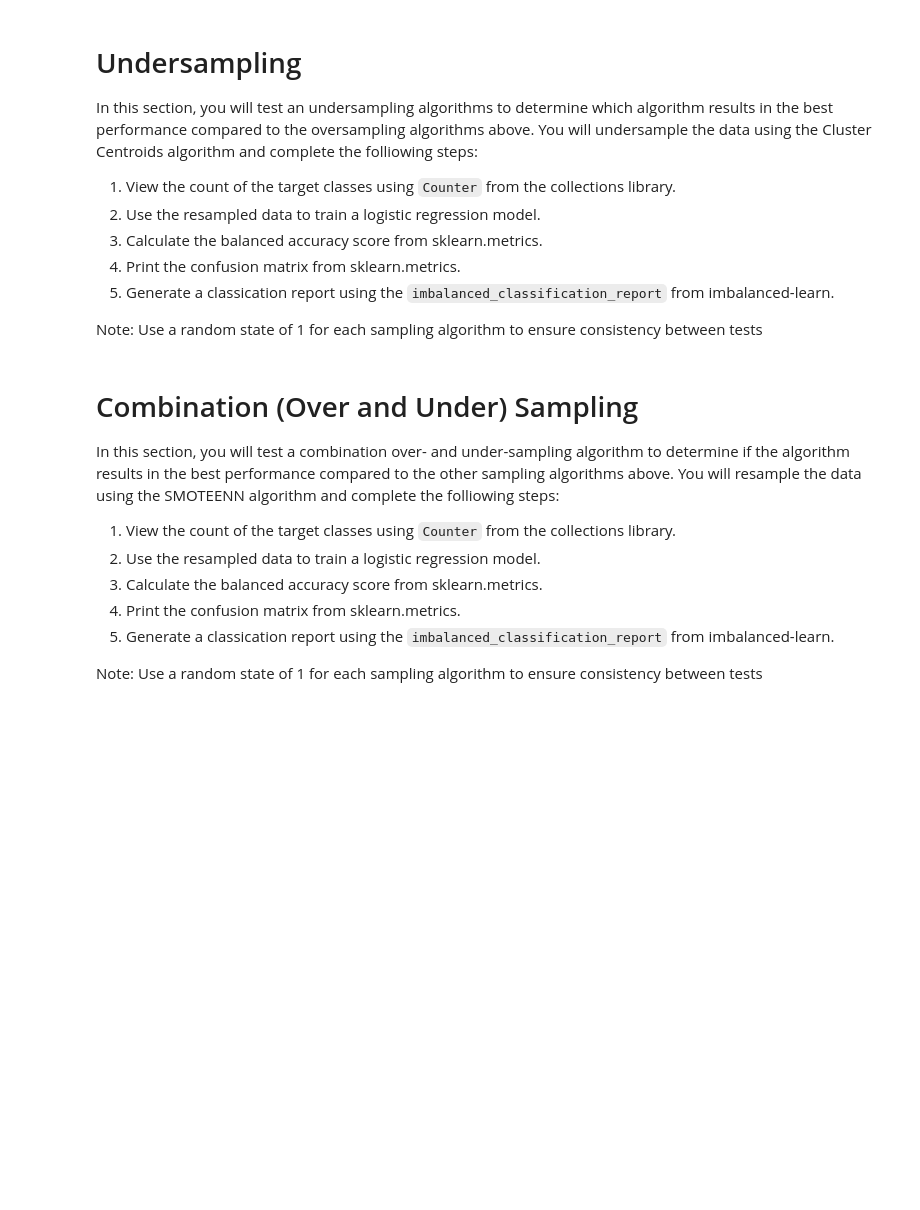
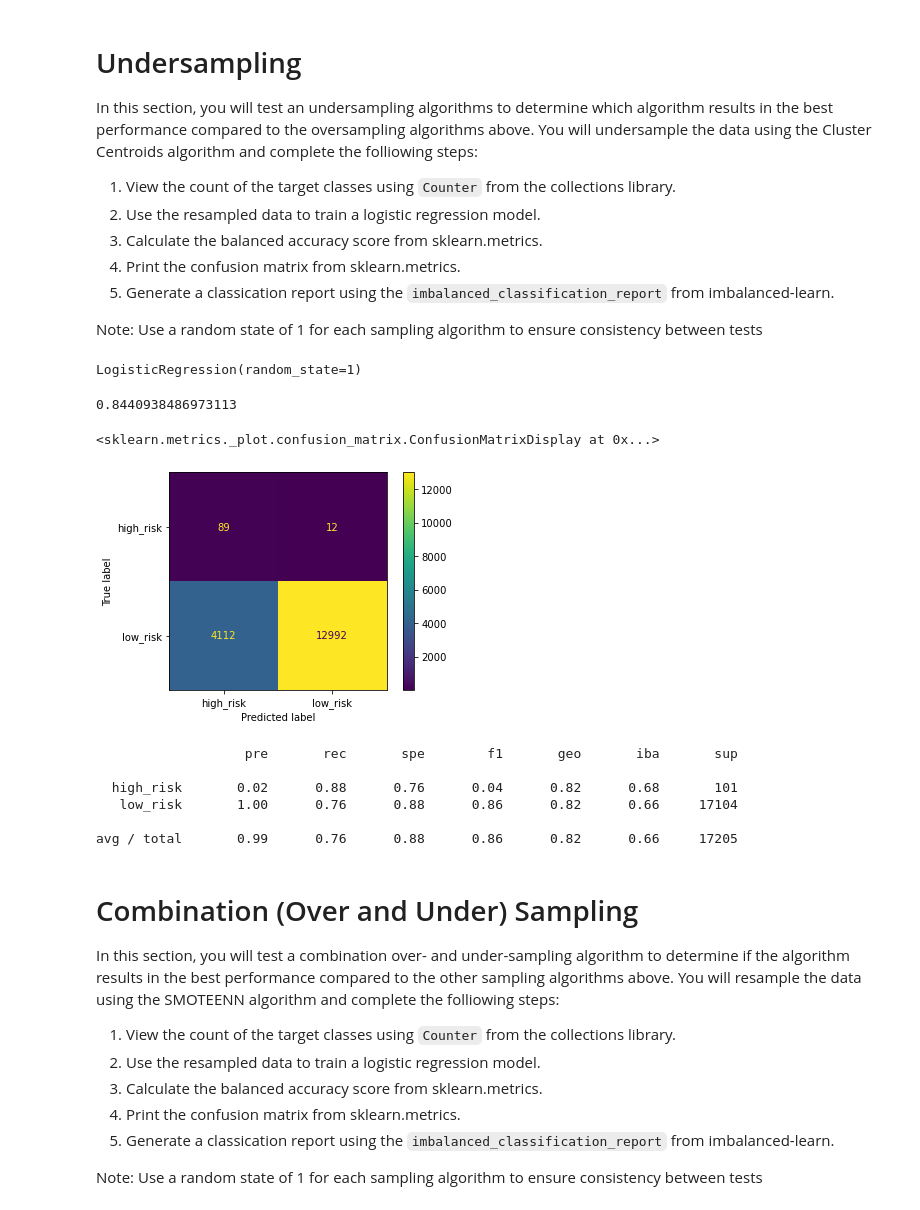
Before and after one commit to Mitcaz17/Credit_Risk_Analysis, a Jupyter notebook: credit_risk_resampling.ipynb, the cells around one changed output. Saved outputs shown, nothing was run; the diff lists cells and outputs as text; code cells hidden in the pictures; blank space fills up the shorter version.

```diff
--- a/credit_risk_resampling.ipynb
+++ b/credit_risk_resampling.ipynb
@@ -406,19 +472,36 @@ Note: Use a random state of 1 for each sampling algorithm to ensure consistency
 # %%
 # Resample the data using the ClusterCentroids resampler
 # Warning: This is a large dataset, and this step may take some time to complete
-# YOUR CODE HERE
+cc = ClusterCentroids(random_state=1)
+X_resampled, y_resampled = cc.fit_resample(X_train, y_train)
 # %%
 # Train the Logistic Regression model using the resampled data
-# YOUR CODE HERE
+model = LogisticRegression(solver='lbfgs', random_state=1)
+model.fit(X_resampled, y_resampled)
+# %% [output]
+LogisticRegression(random_state=1)
 # %%
 # Calculated the balanced accuracy score
-# YOUR CODE HERE
+balanced_accuracy_score(y_test, y_pred)
+# %% [output]
+0.8440938486973113
 # %%
 # Display the confusion matrix
-# YOUR CODE HERE
+disp = ConfusionMatrixDisplay(confusion_matrix=cm, display_labels= model.classes_)
+disp.plot()
+# %% [output]
+<sklearn.metrics._plot.confusion_matrix.ConfusionMatrixDisplay at 0x...>
+[figure, added]
 # %%
 # Print the imbalanced classification report
-# YOUR CODE HERE
+print(classification_report_imbalanced(y_test, y_pred))
+# %% [output]
+                   pre       rec       spe        f1       geo       iba       sup
+
+  high_risk       0.02      0.88      0.76      0.04      0.82      0.68       101
+   low_risk       1.00      0.76      0.88      0.86      0.82      0.66     17104
+
+avg / total       0.99      0.76      0.88      0.86      0.82      0.66     17205
 # %% [markdown]
 # Combination (Over and Under) Sampling
 
```
Also changed, not shown: parts of 21 cells of this notebook.
